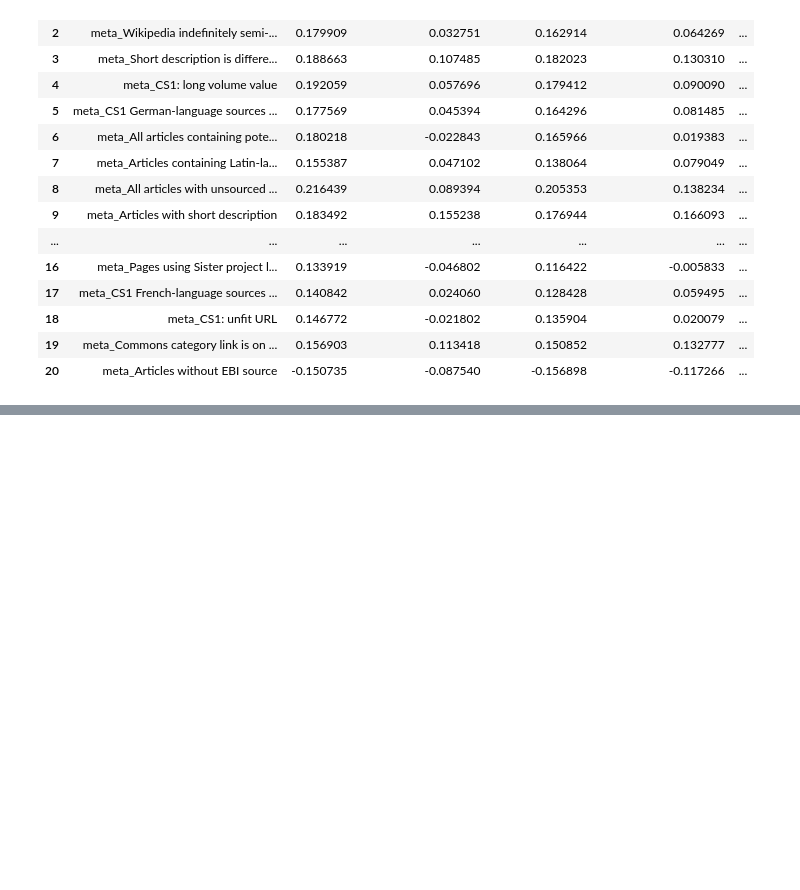
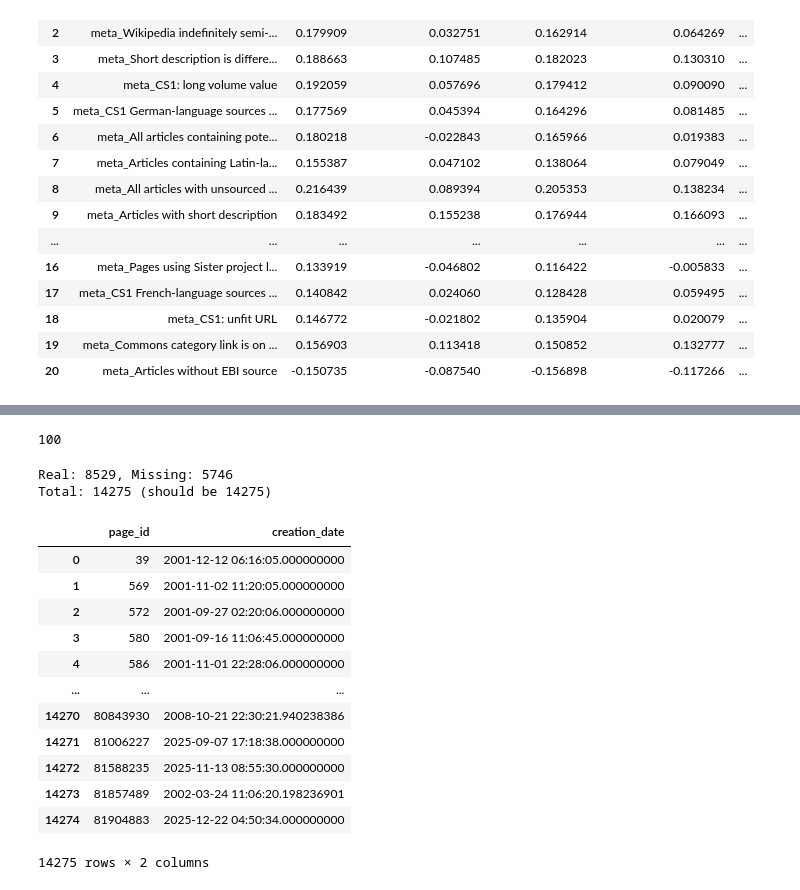
Before and after one commit to lucascampa/wikipedia-article-quality-ml, a Jupyter notebook: notebooks/Supervised and Unsupervised Learning.ipynb, the cells around one changed output, grey strips where cells are left out. Drawn from its saved outputs; the diff is of its cells as text; code cells hidden in the pictures; blank space fills up the shorter version.

```diff
--- a/notebooks/Supervised and Unsupervised Learning.ipynb
+++ b/notebooks/Supervised and Unsupervised Learning.ipynb
@@ -1665,0 +1948,49 @@ partial_matrix
+# %%
+len(creation_date_df)
+# %% [output]
+100
+# %%
+import numpy as np
+
+date_df = pd.read_csv("creation_dates.csv")
+date_df["creation_date"] = pd.to_datetime(date_df["creation_date"])
+
+missing_ids = list(set(wikipedia["page_id"]) - set(date_df["page_id"]))
+print(f"Real: {len(date_df)}, Missing: {len(missing_ids)}")
+
+date_df["creation_date"] = date_df["creation_date"].dt.tz_localize(None)
+min_ts = pd.Timestamp("2001-01-15").value
+max_ts = date_df["creation_date"].max().value
+
+real_timestamps = date_df["creation_date"].astype(np.int64).values
+rng = np.random.default_rng(42)
+synthetic_timestamps = rng.choice(real_timestamps, size=len(missing_ids))
+noise = rng.integers(-30 * 86400 * 10**9, 30 * 86400 * 10**9, size=len(missing_ids))
+synthetic_dates = pd.to_datetime(np.clip(synthetic_timestamps + noise, min_ts, max_ts))
+
+synthetic_rows = pd.DataFrame({
+    "page_id": missing_ids,
+    "creation_date": synthetic_dates,
+})
+
+date_df = pd.concat([date_df, synthetic_rows], ignore_index=True)
+date_df = date_df[date_df["page_id"].isin(wikipedia["page_id"])]
+date_df = date_df.sort_values("page_id").reset_index(drop=True)
+print(f"Total: {len(date_df)} (should be {len(wikipedia)})")
+date_df
+# %% [output]
+Real: 8529, Missing: 5746
+Total: 14275 (should be 14275)
+|  | page_id | creation_date |
+| 0 | 39 | 2001-12-12 06:16:05.000000000 |
+| 1 | 569 | 2001-11-02 11:20:05.000000000 |
+| 2 | 572 | 2001-09-27 02:20:06.000000000 |
+| 3 | 580 | 2001-09-16 11:06:45.000000000 |
+| 4 | 586 | 2001-11-01 22:28:06.000000000 |
+| ... | ... | ... |
+| 14270 | 80843930 | 2008-10-21 22:30:21.940238386 |
+| 14271 | 81006227 | 2025-09-07 17:18:38.000000000 |
+| 14272 | 81588235 | 2025-11-13 08:55:30.000000000 |
+| 14273 | 81857489 | 2002-03-24 11:06:20.198236901 |
+| 14274 | 81904883 | 2025-12-22 04:50:34.000000000 |
+14275 rows × 2 columns
```
Also changed, not shown: parts of 17 cells of this notebook, 3 other files.
